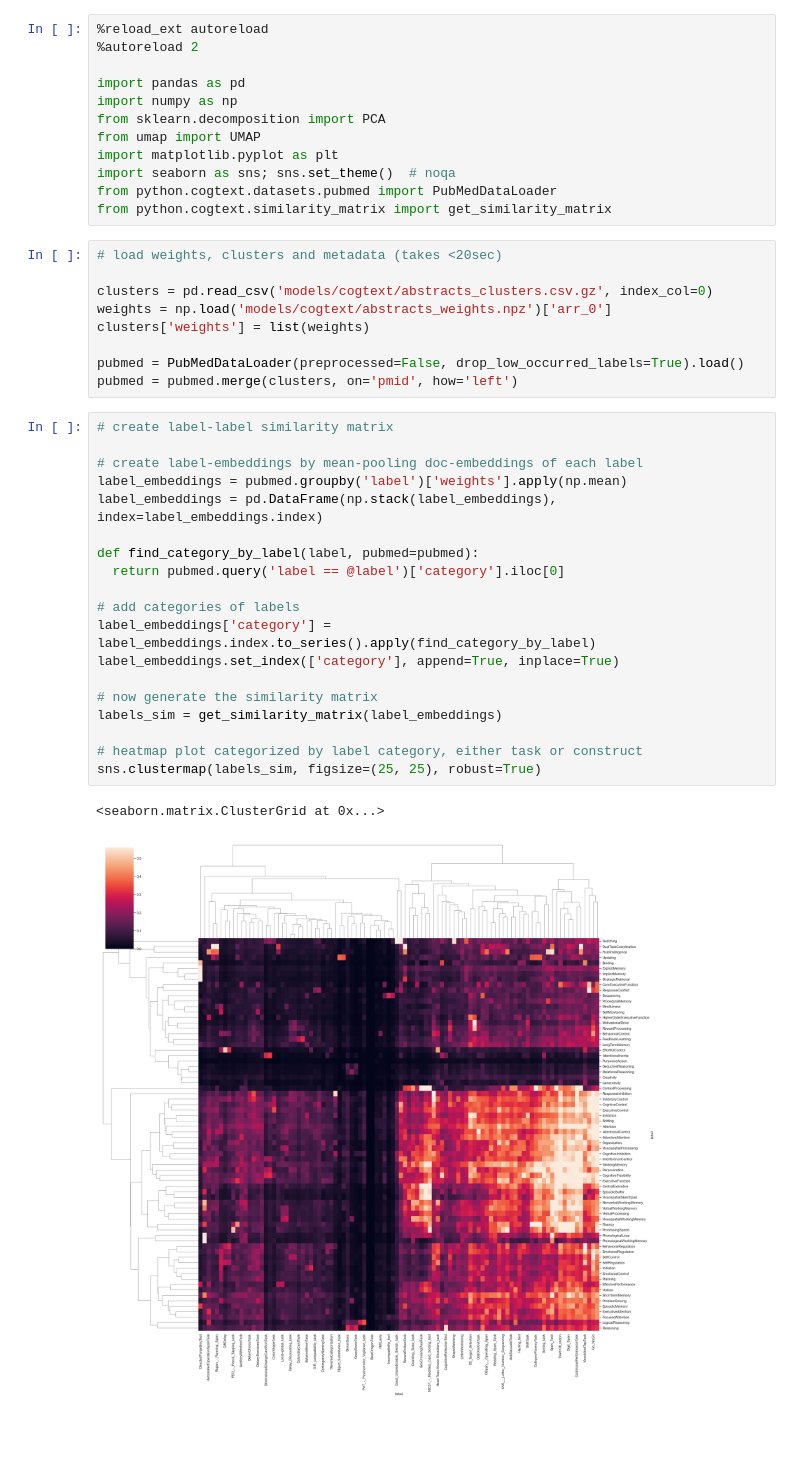
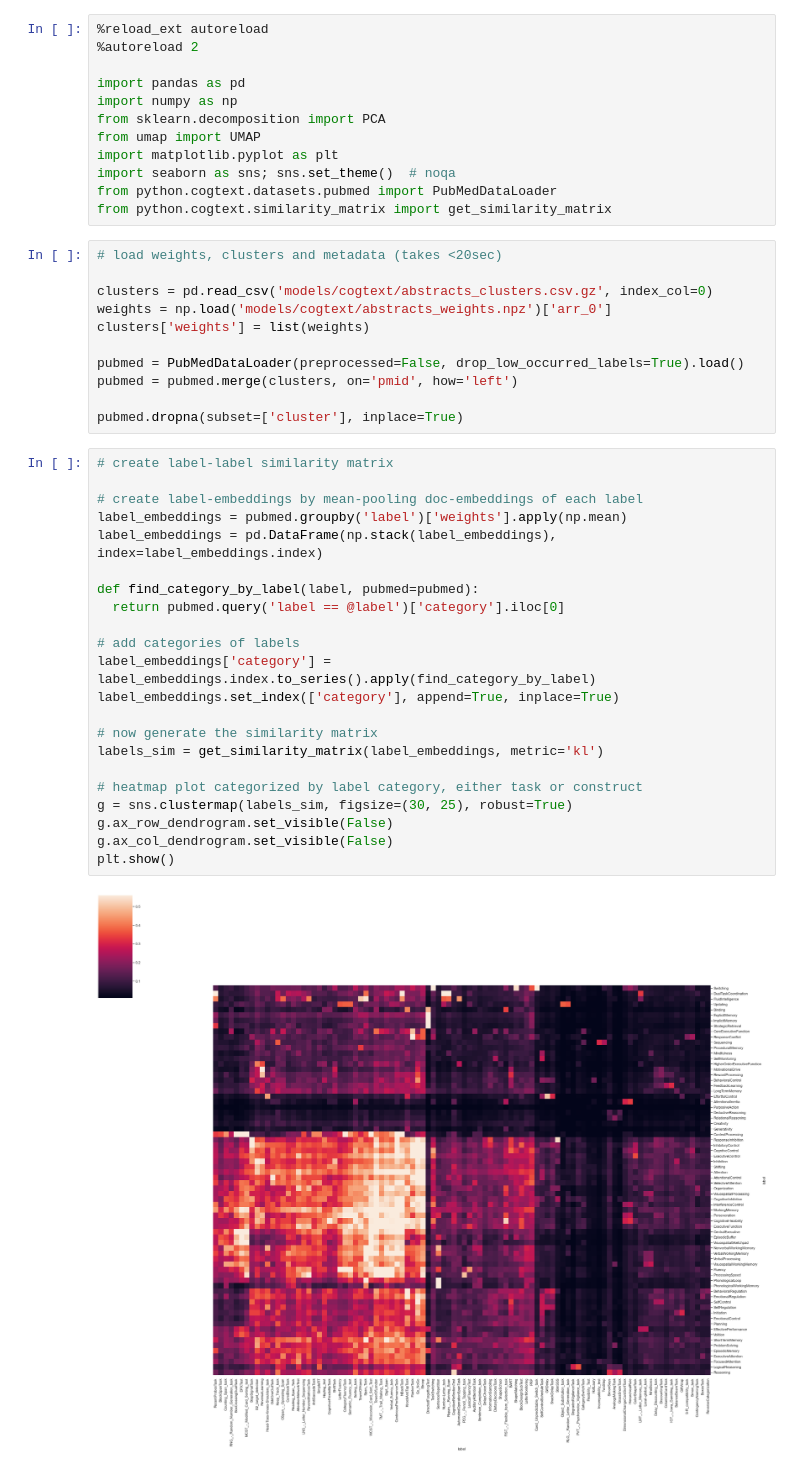
Before and after one commit to morteza/CogText, a Jupyter notebook: notebooks/4-2 TopicWeight Embeddings.ipynb, the cells around one changed output. Cells and saved outputs as stored; diff of their text form; blank space fills up the shorter version.

Commit message:
remove noise cluster from label embeddings
Former-commit-id: da7b20c1331c90e8ad7d68cd91c3030a72cf8e13

```diff
--- a/notebooks/4-2 TopicWeight Embeddings.ipynb
+++ b/notebooks/4-2 TopicWeight Embeddings.ipynb
@@ -19,28 +19,32 @@ clusters['weights'] = list(weights)
 
 pubmed = PubMedDataLoader(preprocessed=False, drop_low_occurred_labels=True).load()
 pubmed = pubmed.merge(clusters, on='pmid', how='left')
+
+pubmed.dropna(subset=['cluster'], inplace=True)
 # %%
 # create label-label similarity matrix
 
 # create label-embeddings by mean-pooling doc-embeddings of each label
 label_embeddings = pubmed.groupby('label')['weights'].apply(np.mean)
 label_embeddings = pd.DataFrame(np.stack(label_embeddings), index=label_embeddings.index)
 
 def find_category_by_label(label, pubmed=pubmed):
   return pubmed.query('label == @label')['category'].iloc[0]
 
 # add categories of labels
 label_embeddings['category'] = label_embeddings.index.to_series().apply(find_category_by_label)
 label_embeddings.set_index(['category'], append=True, inplace=True)
 
 # now generate the similarity matrix
-labels_sim = get_similarity_matrix(label_embeddings)
+labels_sim = get_similarity_matrix(label_embeddings, metric='kl')
 
 # heatmap plot categorized by label category, either task or construct
-sns.clustermap(labels_sim, figsize=(25, 25), robust=True)
+g = sns.clustermap(labels_sim, figsize=(30, 25), robust=True)
+g.ax_row_dendrogram.set_visible(False)
+g.ax_col_dendrogram.set_visible(False)
+plt.show()
 # %% [output]
-<seaborn.matrix.ClusterGrid at 0x...>
-[figure, old version]
+[figure, new version]
 # %%
 fig, ax = plt.subplots(1,1, figsize=(15,15))
 
```
Also changed, not shown: parts of 2 cells of this notebook.
